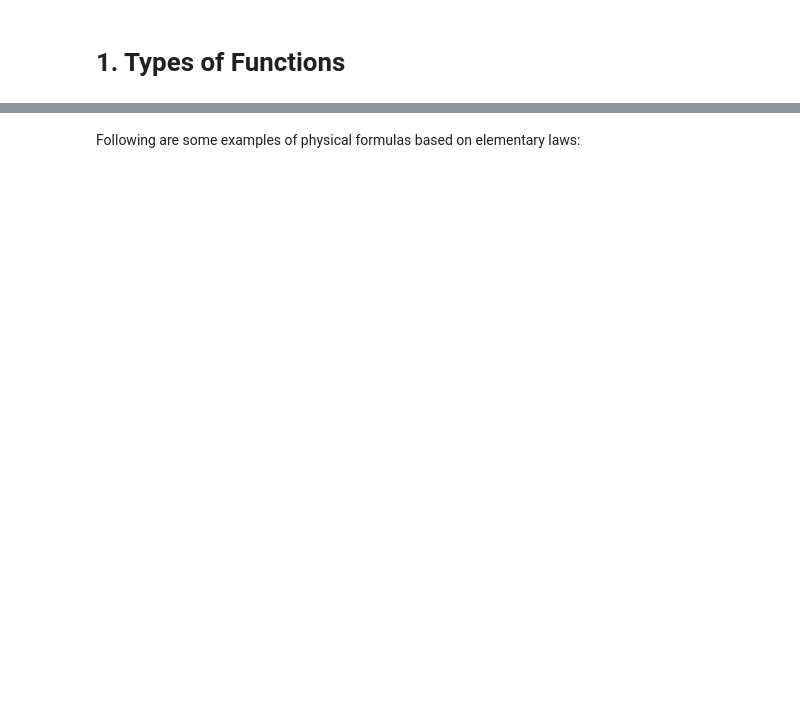
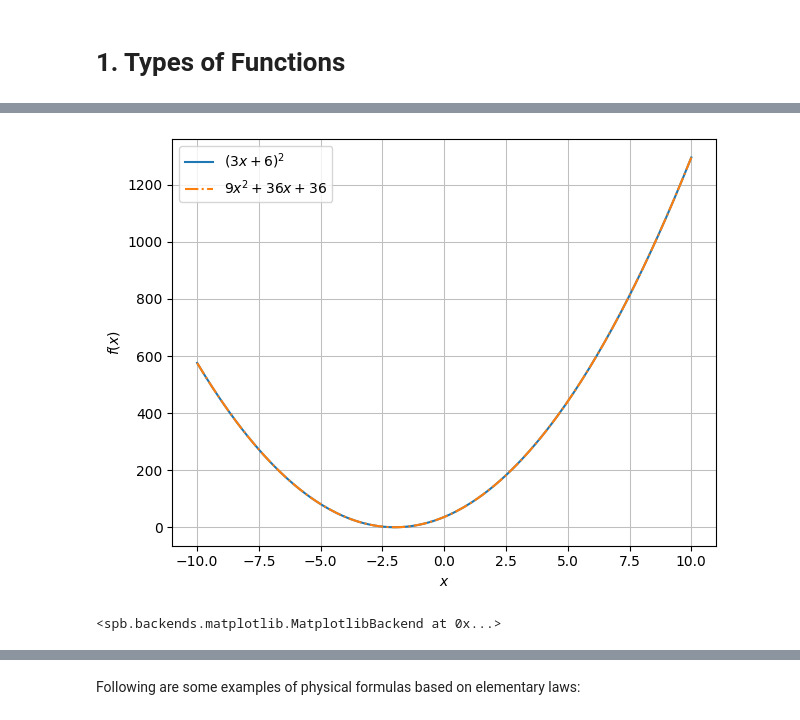
Before and after one commit to James-G-Hill/Sympy-Companion-to-Mathematics-Form-and-Function, a Jupyter notebook: ch05_functions_transformations_groups/01_types_of_functions.ipynb, the cells around one changed output, grey strips where cells are left out. Cells and saved outputs as stored; diff of their text form; code cells hidden in the pictures; blank space fills up the shorter version.

```diff
--- a/ch05_functions_transformations_groups/01_types_of_functions.ipynb
+++ b/ch05_functions_transformations_groups/01_types_of_functions.ipynb
@@ -65,0 +42,13 @@ print(multiple_operation_demonstration(-1))
+# %%
+f4 = f3.subs(z, f2.subs(y, f1))
+quadratic_function = 36 + 36*x + 9*x**2
+
+plot(
+    f4,
+    quadratic_function,
+    (x, -10, 10),
+    rendering_kw=[{}, {"linestyle": "-."}]
+)
+# %% [output]
+[figure, added]
+<spb.backends.matplotlib.MatplotlibBackend at 0x...>
```
Also changed, not shown: parts of 27 cells of this notebook.
